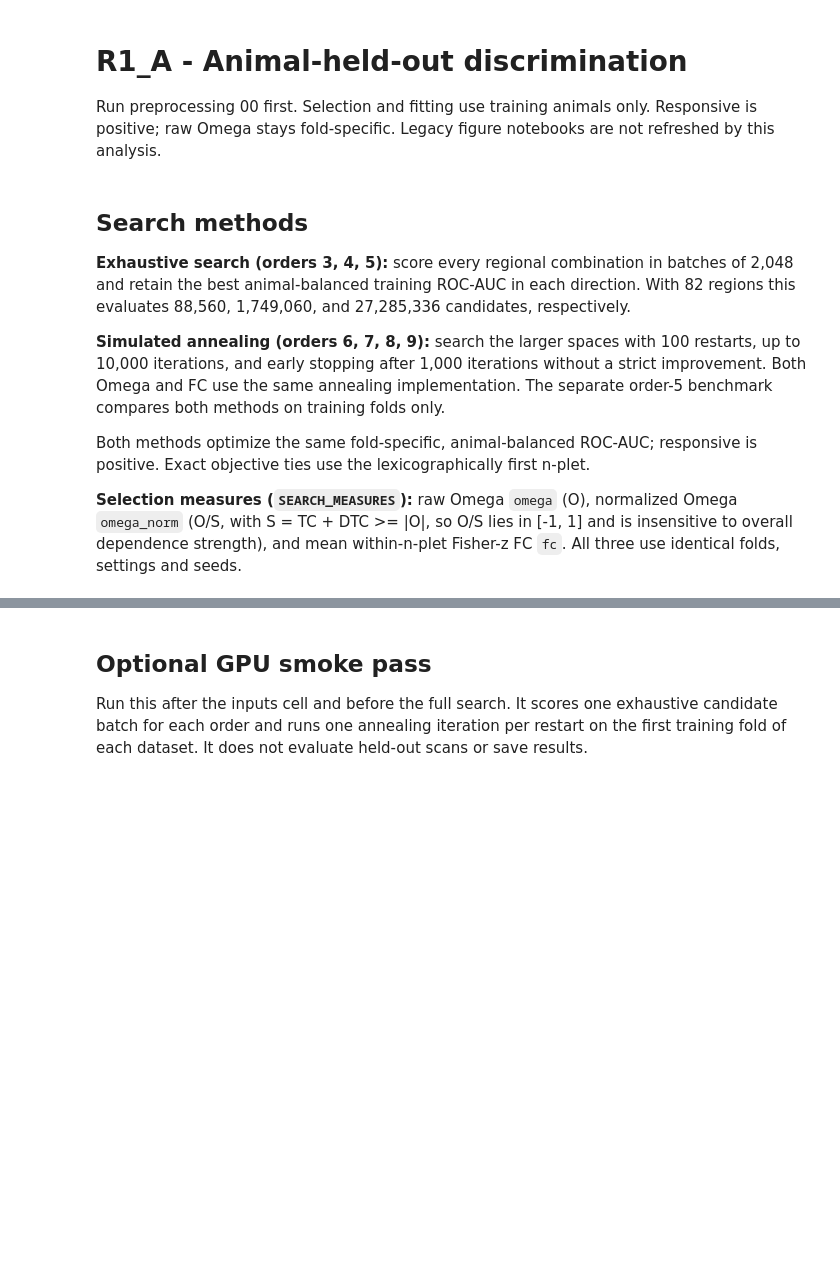
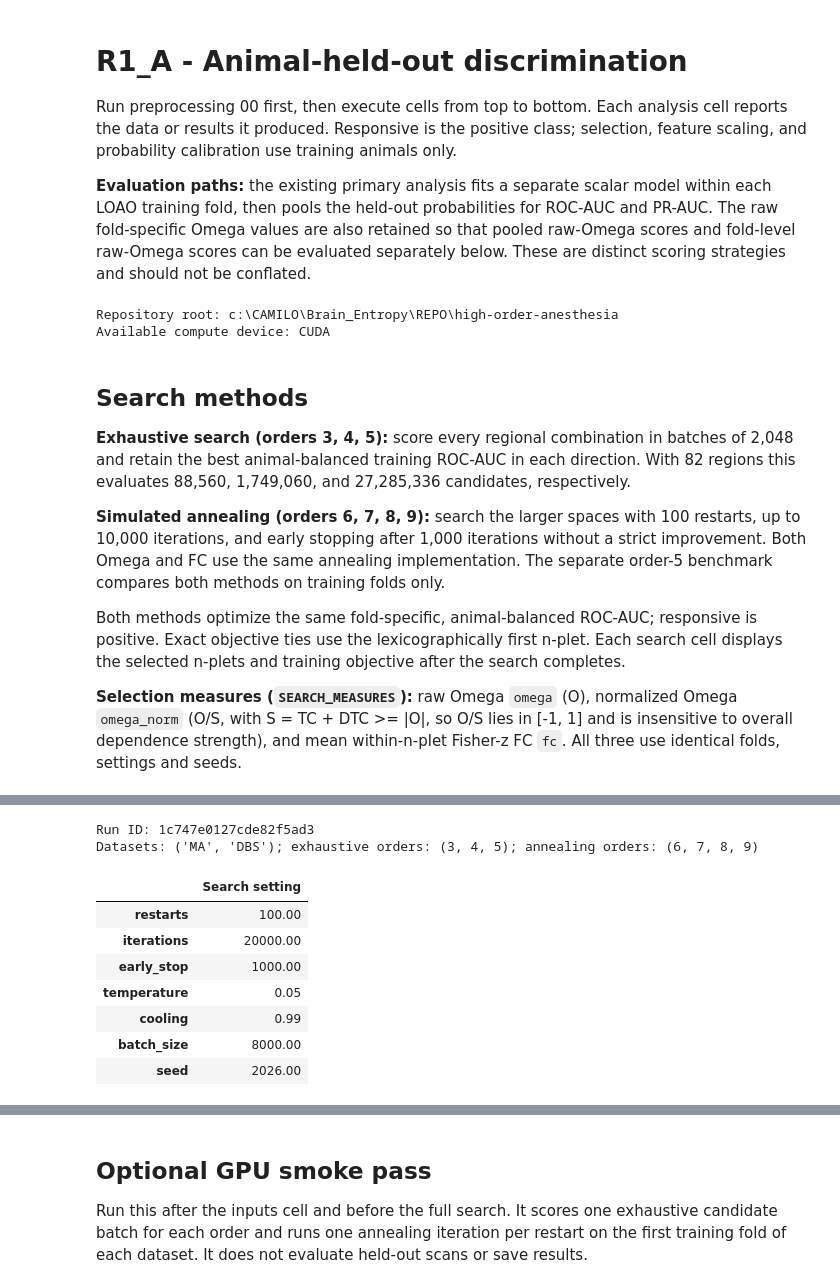
Before and after one commit to camilo-espinosa/high-order-anesthesia, a Jupyter notebook: notebooks/R1_discrimination/R1_A_loao.ipynb, the cells around one changed output, grey strips where cells are left out. Saved outputs shown, nothing was run; the diff lists cells and outputs as text; code cells hidden in the pictures; blank space fills up the shorter version.

```diff
--- a/notebooks/R1_discrimination/R1_A_loao.ipynb
+++ b/notebooks/R1_discrimination/R1_A_loao.ipynb
@@ -1,6 +1,8 @@
 # %% [markdown]
 # R1_A - Animal-held-out discrimination
-Run preprocessing 00 first. Selection and fitting use training animals only. Responsive is positive; raw Omega stays fold-specific. Legacy figure notebooks are not refreshed by this analysis.
+Run preprocessing 00 first, then execute cells from top to bottom. Each analysis cell reports the data or results it produced. Responsive is the positive class; selection, feature scaling, and probability calibration use training animals only.
+
+**Evaluation paths:** the existing primary analysis fits a separate scalar model within each LOAO training fold, then pools the held-out probabilities for ROC-AUC and PR-AUC. The raw fold-specific Omega values are also retained so that pooled raw-Omega scores and fold-level raw-Omega scores can be evaluated separately below. These are distinct scoring strategies and should not be conflated.
 # %%
 from pathlib import Path
 import os
@@ -17,24 +19,31 @@ import numpy as np
 import pandas as pd
 import torch
 from src.hoi_anesthesia.io import load_covariance_dict
+from sklearn.metrics import average_precision_score, roc_auc_score
 from src.hoi_anesthesia.validation import (
-    LOAOCheckpointStore, SearchSettings, build_loao_manifest,
+    LOAOCheckpointStore, LOAOResult, SearchSettings, build_loao_manifest,
     configure_loao_logger, load_classification_data, loao_run_id,
     run_loao_annealing, run_loao_exhaustive, save_loao_result,
     evaluate_feature_sets, save_feature_evaluation,
 )
+
+print(f'Repository root: {ROOT}')
+print(f'Available compute device: {"CUDA" if torch.cuda.is_available() else "CPU"}')
+# %% [output]
+Repository root: c:\CAMILO\Brain_Entropy\REPO\high-order-anesthesia
+Available compute device: CUDA
 # %% [markdown]
 ## Search methods
 **Exhaustive search (orders 3, 4, 5):** score every regional combination in batches of 2,048 and retain the best animal-balanced training ROC-AUC in each direction. With 82 regions this evaluates 88,560, 1,749,060, and 27,285,336 candidates, respectively.
 
 **Simulated annealing (orders 6, 7, 8, 9):** search the larger spaces with 100 restarts, up to 10,000 iterations, and early stopping after 1,000 iterations without a strict improvement. Both Omega and FC use the same annealing implementation. The separate order-5 benchmark compares both methods on training folds only.
 
-Both methods optimize the same fold-specific, animal-balanced ROC-AUC; responsive is positive. Exact objective ties use the lexicographically first n-plet.
+Both methods optimize the same fold-specific, animal-balanced ROC-AUC; responsive is positive. Exact objective ties use the lexicographically first n-plet. Each search cell displays the selected n-plets and training objective after the search completes.
 
 **Selection measures (`SEARCH_MEASURES`):** raw Omega `omega` (O), normalized Omega `omega_norm` (O/S, with S = TC + DTC >= |O|, so O/S lies in [-1, 1] and is insensitive to overall dependence strength), and mean within-n-plet Fisher-z FC `fc`. All three use identical folds, settings and seeds.
 # %%
 SETTINGS = SearchSettings(restarts=100, iterations=20000, early_stop=1000,
-                          temperature=0.05, cooling=0.99, batch_size=14000, seed=2026)
+                          temperature=0.05, cooling=0.99, batch_size=8000, seed=2026)
 EXHAUSTIVE_ORDERS = (3, 4, 5)
 ANNEALING_ORDERS = (6, 7, 8, 9)
 DATASETS = ('MA', 'DBS')
@@ -52,4 +61,7 @@ CHECKPOINTS = LOAOCheckpointStore(CHECKPOINT_DIR, RUN_MANIFEST)
 LOGGER = configure_loao_logger(CHECKPOINT_DIR / 'run.log')
 LOGGER.info('R1 run_id=%s device=%s datasets=%s', RUN_ID, DEVICE, DATASETS)
 LOGGER.info('Run manifest: %s', RUN_MANIFEST)
+print(f'Run ID: {RUN_ID}')
+print(f'Datasets: {DATASETS}; exhaustive orders: {EXHAUSTIVE_ORDERS}; annealing orders: {ANNEALING_ORDERS}')
+display(pd.Series(RUN_MANIFEST['settings'], name='Search setting').to_frame())
 # %% [output]
@@ -58,3 +70,13 @@ LOGGER.info('Run manifest: %s', RUN_MANIFEST)
+Run ID: 1c747e0127cde82f5ad3
+Datasets: ('MA', 'DBS'); exhaustive orders: (3, 4, 5); annealing orders: (6, 7, 8, 9)
+|  | Search setting |
+| restarts | 100.00 |
+| iterations | 20000.00 |
+| early_stop | 1000.00 |
+| temperature | 0.05 |
+| cooling | 0.99 |
+| batch_size | 8000.00 |
+| seed | 2026.00 |
 # %%
 metadata = pd.read_csv(METADATA_PATH, dtype={'animal': str, 'session': str, 'run': str})
 all_covariances = load_covariance_dict(COVARIANCE_PATH)
```
Also changed, not shown: parts of 18 cells of this notebook, 4 other files.
